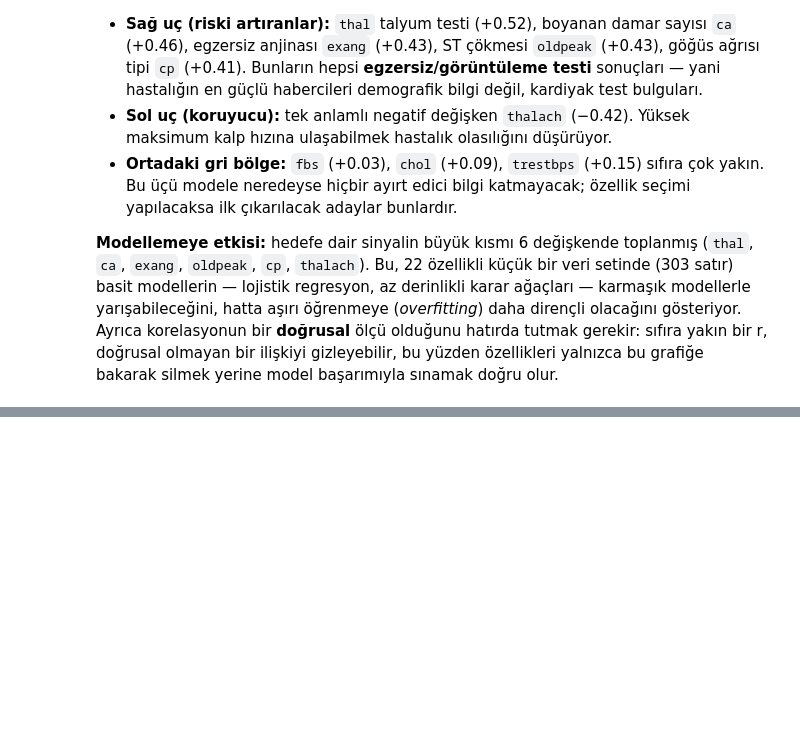
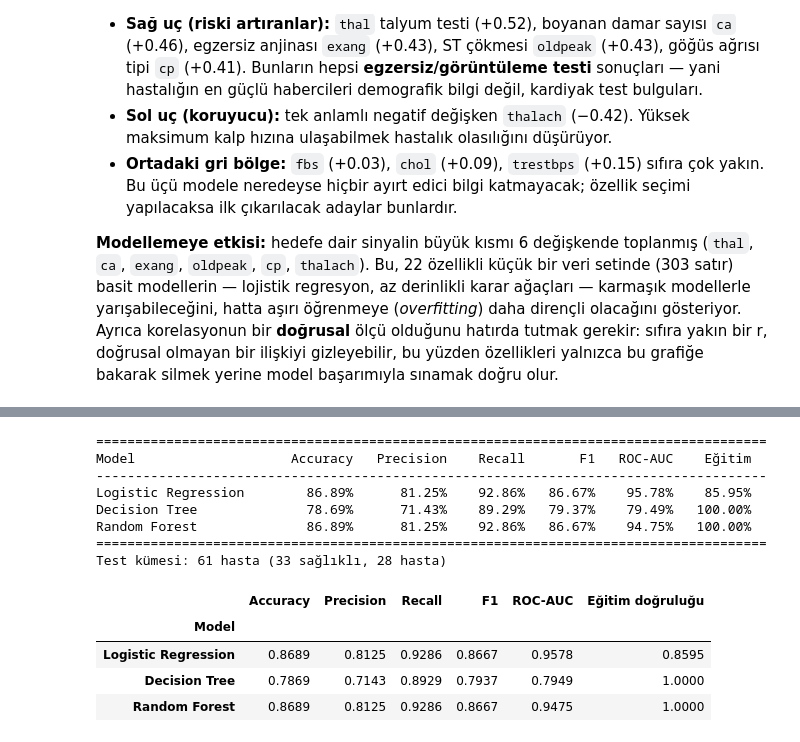
Before and after one commit to ahmttlh16/Siniflandirma_proje_yzt, a Jupyter notebook: analysis.ipynb, the cells around one changed output, grey strips where cells are left out. Drawn from its saved outputs; the diff is of its cells as text; code cells hidden in the pictures; blank space fills up the shorter version.

Commit message:
veri train/test olarak bölündü ve sınıflandırma modelleri eğitildi

```diff
--- a/analysis.ipynb
+++ b/analysis.ipynb
@@ -1036,0 +1107,11 @@ sınamak doğru olur.
+# %%
+egitilmis = {}
+tahminler = {}
+olasiliklar = {}
+
+for ad, model in modeller.items():
+    model.fit(X_train, y_train)                        # eğitim
+    egitilmis[ad] = model
+    tahminler[ad] = model.predict(X_test)              # test tahmini (0/1)
+    olasiliklar[ad] = model.predict_proba(X_test)[:, 1]  # hasta olma olasılığı
+    print(f"{ad:22s} eğitildi ve {len(tahminler[ad])} test hastası için tahmin üretildi.")
@@ -1036,0 +1140,44 @@ sınamak doğru olur.
+# %%
+satirlar = []
+for ad in modeller:
+    y_tahmin = tahminler[ad]
+    satirlar.append({
+        "Model": ad,
+        "Accuracy": accuracy_score(y_test, y_tahmin),
+        "Precision": precision_score(y_test, y_tahmin),
+        "Recall": recall_score(y_test, y_tahmin),
+        "F1": f1_score(y_test, y_tahmin),
+        "ROC-AUC": roc_auc_score(y_test, olasiliklar[ad]),
+        "Eğitim doğruluğu": accuracy_score(y_train, egitilmis[ad].predict(X_train)),
+    })
+
+sonuclar = pd.DataFrame(satirlar).set_index("Model")
+
+cizgi = "=" * 86
+print(cizgi)
+print(f"{'Model':22s} {'Accuracy':>10s} {'Precision':>11s} {'Recall':>9s} "
+      f"{'F1':>8s} {'ROC-AUC':>9s} {'Eğitim':>9s}")
+print("-" * 86)
+for ad, s in sonuclar.iterrows():
+    print(f"{ad:22s} {s['Accuracy']*100:9.2f}% {s['Precision']*100:10.2f}% "
+          f"{s['Recall']*100:8.2f}% {s['F1']*100:7.2f}% {s['ROC-AUC']*100:8.2f}% "
+          f"{s['Eğitim doğruluğu']*100:8.2f}%")
+print(cizgi)
+print(f"Test kümesi: {len(y_test)} hasta ({int((y_test == 0).sum())} sağlıklı, "
+      f"{int((y_test == 1).sum())} hasta)")
+
+sonuclar.round(4)
+# %% [output]
+======================================================================================
+Model                    Accuracy   Precision    Recall       F1   ROC-AUC    Eğitim
+--------------------------------------------------------------------------------------
+Logistic Regression        86.89%      81.25%    92.86%   86.67%    95.78%    85.95%
+Decision Tree              78.69%      71.43%    89.29%   79.37%    79.49%   100.00%
+Random Forest              86.89%      81.25%    92.86%   86.67%    94.75%   100.00%
+======================================================================================
+Test kümesi: 61 hasta (33 sağlıklı, 28 hasta)
+|  | Accuracy | Precision | Recall | F1 | ROC-AUC | Eğitim doğruluğu |
+| Model |  |  |  |  |  |  |
+| Logistic Regression | 0.8689 | 0.8125 | 0.9286 | 0.8667 | 0.9578 | 0.8595 |
+| Decision Tree | 0.7869 | 0.7143 | 0.8929 | 0.7937 | 0.7949 | 1.0000 |
+| Random Forest | 0.8689 | 0.8125 | 0.9286 | 0.8667 | 0.9475 | 1.0000 |
```
Also changed, not shown: parts of 17 cells of this notebook.
